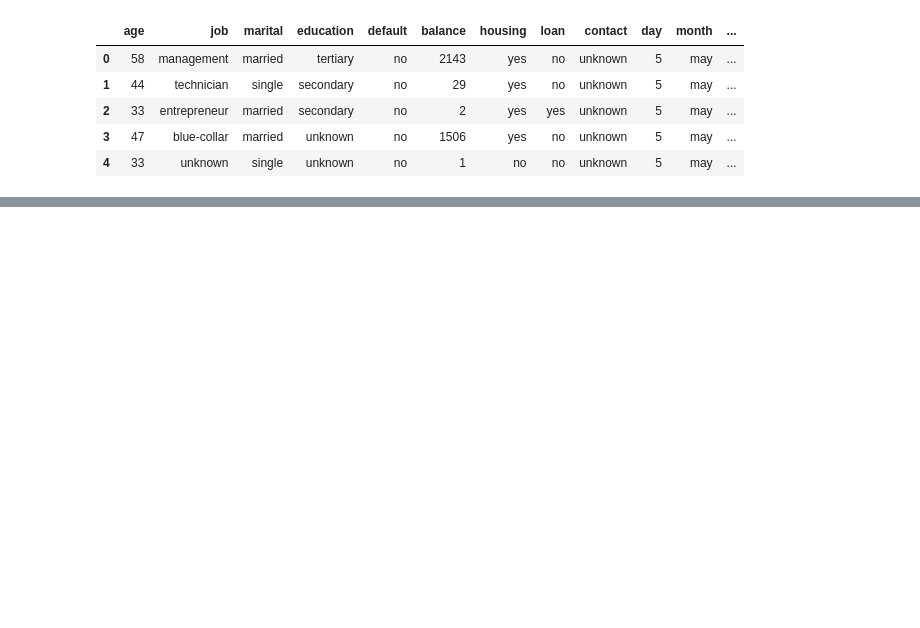
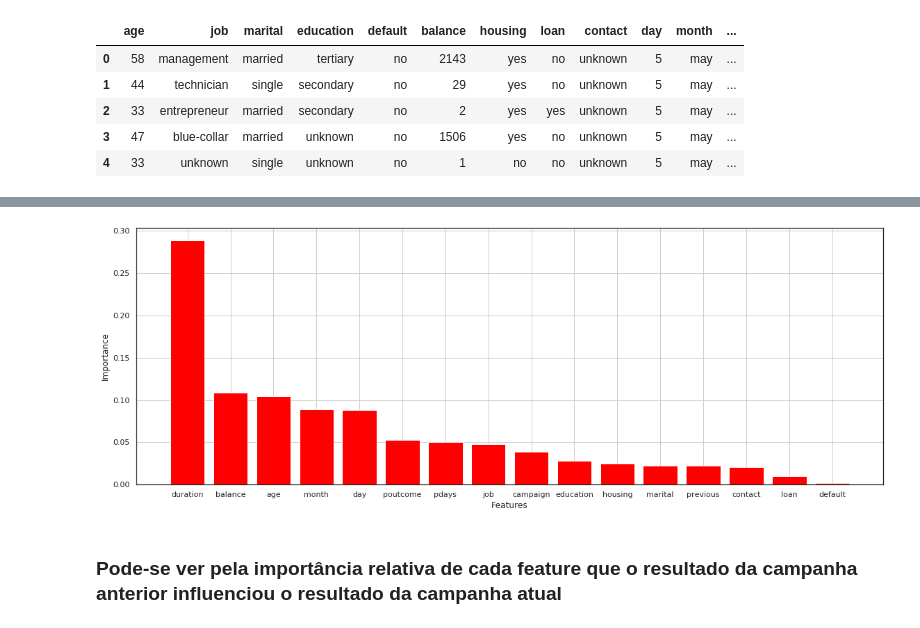
Before and after one commit to BrunoRoth95/bank_marketing, a Jupyter notebook: bank_case.ipynb, the cells around one changed output, grey strips where cells are left out. Cells and saved outputs as stored; diff of their text form; code cells hidden in the pictures; blank space fills up the shorter version.

```diff
--- a/bank_case.ipynb
+++ b/bank_case.ipynb
@@ -129,0 +213,2 @@ plt.yticks(fontsize=12)
+# %%
+df_encoded = df.apply(encoder.fit_transform)
@@ -129,0 +224,7 @@ plt.yticks(fontsize=12)
+# %%
+X = df_encoded.drop('y', axis=1)
+y = df_encoded['y']
+X_train, X_test, y_train, y_test = train_test_split(X, y, test_size=0.33, random_state=42)
+# %%
+rfc = RandomForestClassifier(n_estimators=200)
+rfc.fit(X_train,y_train)
@@ -129,0 +261,15 @@ plt.yticks(fontsize=12)
+# %%
+feature_importances = pd.DataFrame(rfc.feature_importances_,
+                                   index = X_train.columns,
+                                   columns=['importance']).sort_values('importance',ascending=False)
+# %%
+plt.figure(figsize=(16,6))
+plt.bar(feature_importances.index, feature_importances['importance'], color='red')
+plt.grid()
+plt.xlabel('Features')
+plt.ylabel('Importance')
+plt.tight_layout()
+# %% [output]
+[figure, added]
+# %% [markdown]
+### Pode-se ver pela importância relativa de cada feature que o resultado da campanha anterior influenciou o resultado da campanha atual
```
Also changed, not shown: parts of 23 cells of this notebook.
